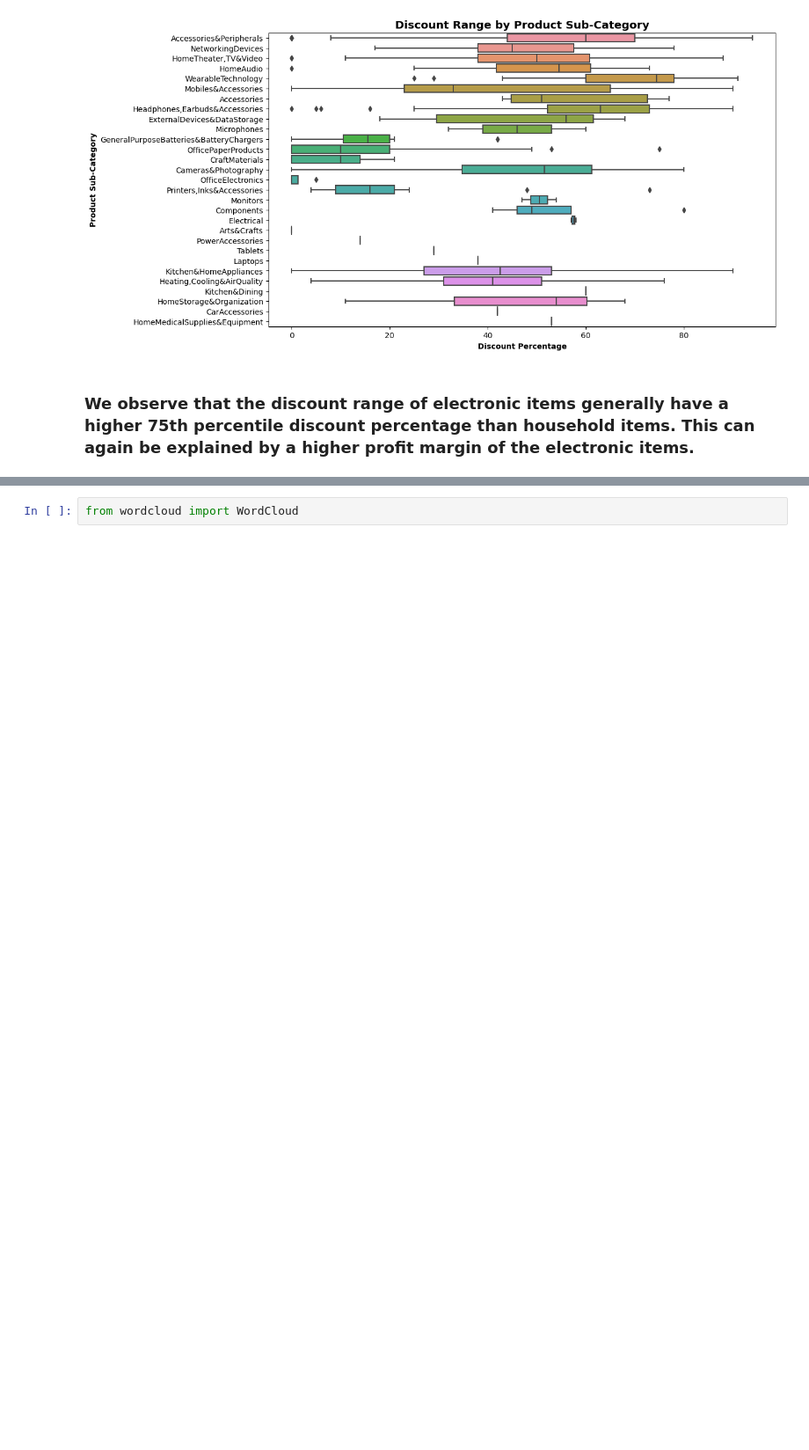
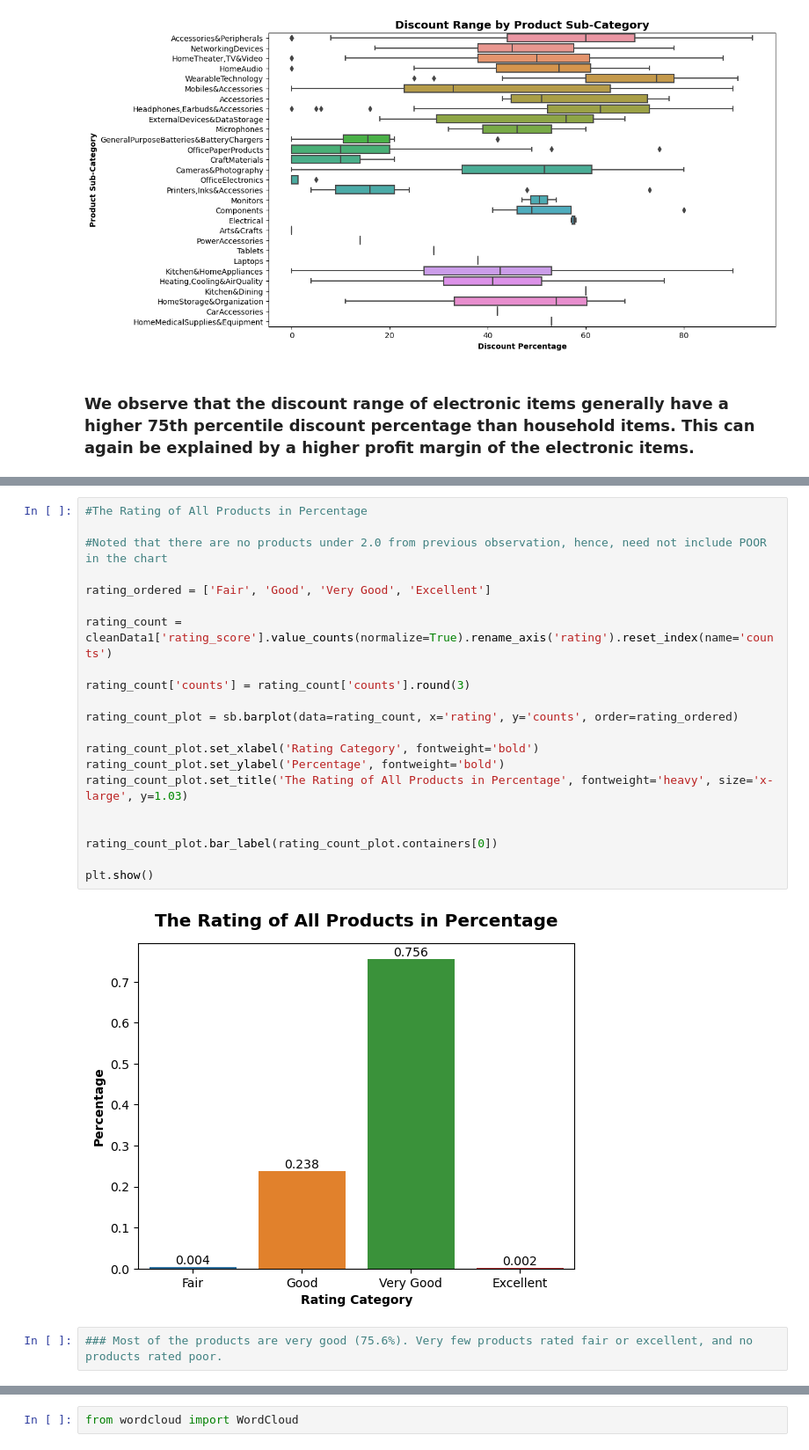
Before and after one commit to dinglinlee/SC1015-Project, a Jupyter notebook: dsaiReccSystem.ipynb, the cells around one changed output, grey strips where cells are left out. Shown at 88% size. Cells and saved outputs as stored; diff of their text form; blank space fills up the shorter version.

```diff
--- a/dsaiReccSystem.ipynb
+++ b/dsaiReccSystem.ipynb
@@ -482 +469,26 @@ plt.show()
+# %%
+#The Rating of All Products in Percentage
+
+#Noted that there are no products under 2.0 from previous observation, hence, need not include POOR in the chart
+
+rating_ordered = ['Fair', 'Good', 'Very Good', 'Excellent']
+
+rating_count = cleanData1['rating_score'].value_counts(normalize=True).rename_axis('rating').reset_index(name='counts')
+
+rating_count['counts'] = rating_count['counts'].round(3)
+
+rating_count_plot = sb.barplot(data=rating_count, x='rating', y='counts', order=rating_ordered)
+
+rating_count_plot.set_xlabel('Rating Category', fontweight='bold')
+rating_count_plot.set_ylabel('Percentage', fontweight='bold')
+rating_count_plot.set_title('The Rating of All Products in Percentage', fontweight='heavy', size='x-large', y=1.03)
+
+
+rating_count_plot.bar_label(rating_count_plot.containers[0])
+
+plt.show()
+# %% [output]
+[figure, added]
+# %%
+### Most of the products are very good (75.6%). Very few products rated fair or excellent, and no products rated poor.
 # %% [markdown]
```
Also changed, not shown: parts of 19 cells of this notebook.
